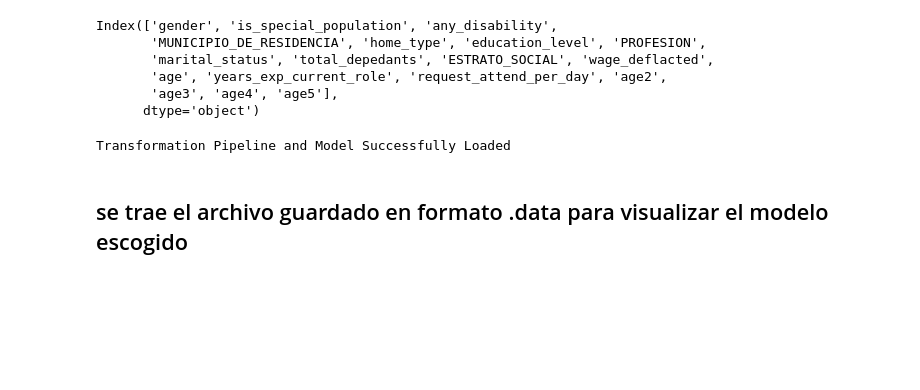
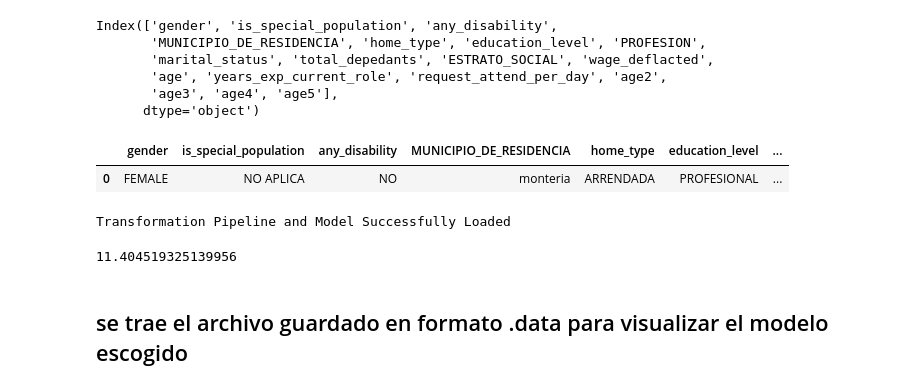
Before and after one commit to androdriguezr/Team_224, a Jupyter notebook: Proyecto/Codigo/Visualizaciones_modelo/visualizaciones.ipynb, the cells around one changed output. Saved outputs shown, nothing was run; the diff lists cells and outputs as text; code cells hidden in the pictures; blank space fills up the shorter version.

```diff
--- a/Proyecto/Codigo/Visualizaciones_modelo/visualizaciones.ipynb
+++ b/Proyecto/Codigo/Visualizaciones_modelo/visualizaciones.ipynb
@@ -88,4 +87,39 @@ Index(['gender', 'is_special_population', 'any_disability',
        'age', 'years_exp_current_role', 'request_attend_per_day', 'age2',
        'age3', 'age4', 'age5'],
       dtype='object')
+# %%
+age=40
+gender='MALE'
+any_disability='NO'
+is_special_population='NO APLICA'
+municipio_living='cerete'
+home_type='ARRENDADA'
+education_level='PROFESIONAL'
+PROFESION='admin_empresas'
+marital_status='SINGLE'
+total_dependants='1.0'
+ESTRATO_SOCIAL='1.0'
+years_exp_current_role=8
+# %%
+new_data=datos_master.iloc[[0,]].copy()
+new_data=new_data.drop(columns='request_attend_per_day')
+new_data['age']=float(age)
+new_data['age2']=float(age)**2
+new_data['age3']=float(age)**3
+new_data['age4']=float(age)**4
+new_data['age5']=float(age)**5
+new_data['gender']=gender
+new_data['is_special_population']=is_special_population
+new_data['municipio_living']=municipio_living
+new_data['home_type']=home_type
+new_data['education_level']=education_level
+new_data['marital_status']=marital_status
+new_data['total_dependants']=str(total_dependants)
+new_data['ESTRATO_SOCIAL']=str(ESTRATO_SOCIAL)
+new_data['years_exp_current_role']=float(years_exp_current_role)
+# %%
+new_data
+# %% [output]
+|  | gender | is_special_population | any_disability | MUNICIPIO_DE_RESIDENCIA | home_type | education_level | ... |
+| 0 | FEMALE | NO APLICA | NO | monteria | ARRENDADA | PROFESIONAL | ... |
 # %%
@@ -100,3 +136,7 @@ Transformation Pipeline and Model Successfully Loaded
+# %%
+float(predicted_value.Label)
+# %% [output]
+11.404519325139956
 # %% [markdown]
 ## se trae el archivo guardado en formato .data para visualizar el modelo escogido
 # %%
```
Also changed, not shown: parts of 4 cells of this notebook, 1 other file.
